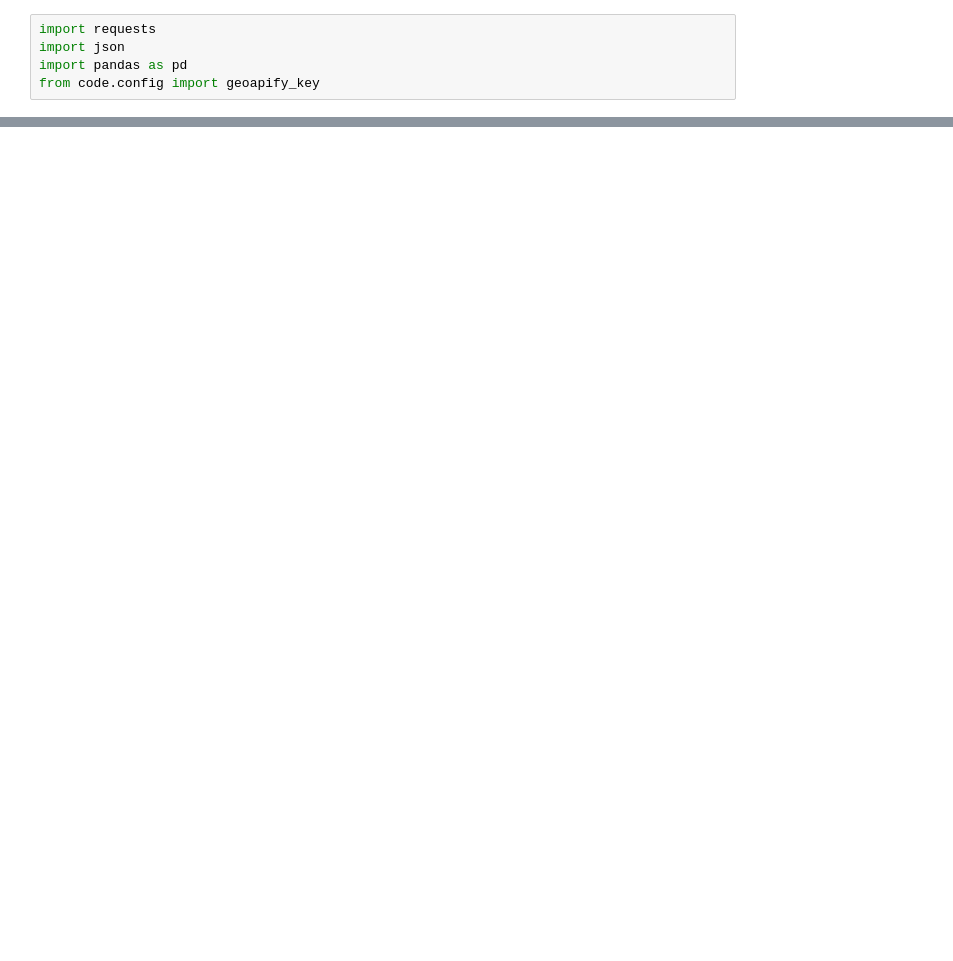
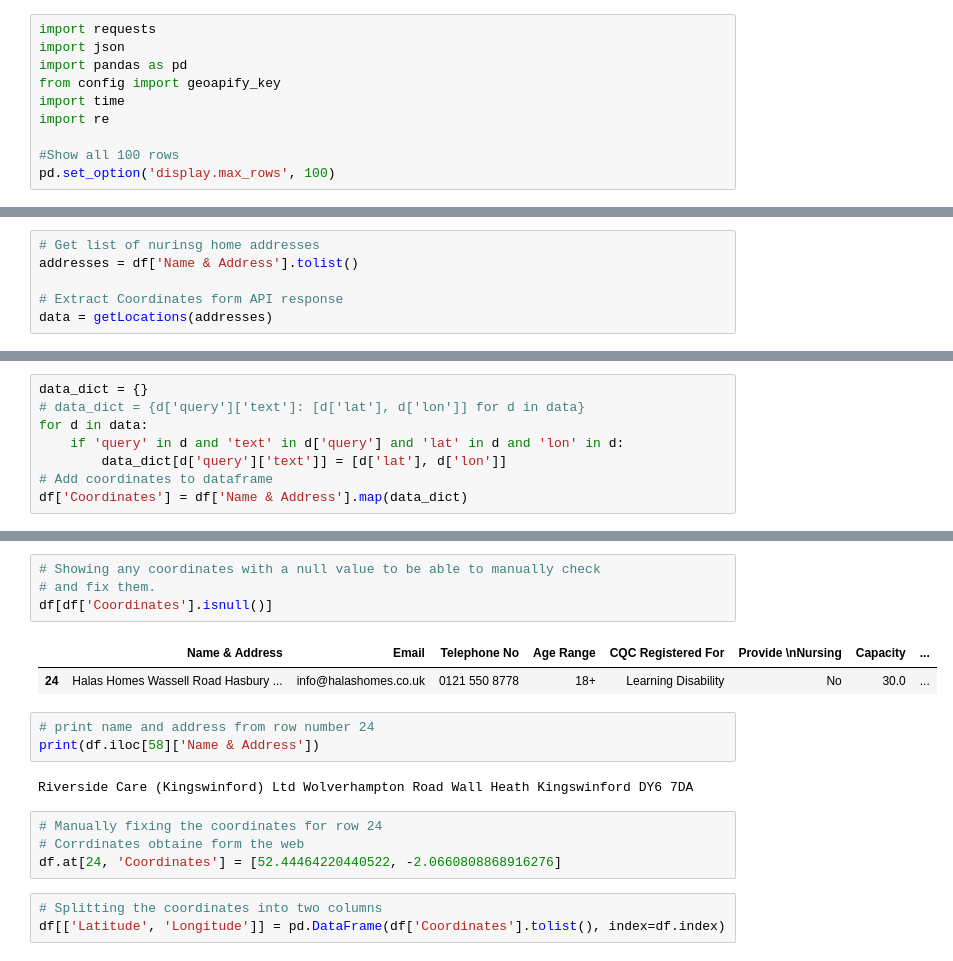
Before and after one commit to drchid1/Project-3-Care-Home-Team-5, a Jupyter notebook: code/coordinates.ipynb, the cells around one changed output, grey strips where cells are left out. Saved outputs shown, nothing was run; the diff lists cells and outputs as text; blank space fills up the shorter version.

```diff
--- a/code/coordinates.ipynb
+++ b/code/coordinates.ipynb
@@ -2,4 +2,9 @@
 import requests
 import json
 import pandas as pd
-from code.config import geoapify_key
+from config import geoapify_key
+import time
+import re
+
+#Show all 100 rows
+pd.set_option('display.max_rows', 100)
@@ -11,0 +56,6 @@ NameError: name 'pd' is not defined
+# %%
+# Get list of nurinsg home addresses
+addresses = df['Name & Address'].tolist()
+
+# Extract Coordinates form API response
+data = getLocations(addresses)
@@ -11,0 +71,8 @@ NameError: name 'pd' is not defined
+# %%
+data_dict = {}
+# data_dict = {d['query']['text']: [d['lat'], d['lon']] for d in data}
+for d in data:
+    if 'query' in d and 'text' in d['query'] and 'lat' in d and 'lon' in d:
+        data_dict[d['query']['text']] = [d['lat'], d['lon']]
+# Add coordinates to dataframe
+df['Coordinates'] = df['Name & Address'].map(data_dict)
@@ -11,0 +99,19 @@ NameError: name 'pd' is not defined
+# %%
+# Showing any coordinates with a null value to be able to manually check
+# and fix them.
+df[df['Coordinates'].isnull()]
+# %% [output]
+|  | Name & Address | Email | Telephone No | Age Range | CQC Registered For | Provide \nNursing | Capacity | ... |
+| 24 | Halas Homes Wassell Road Hasbury ... | info@halashomes.co.uk | 0121 550 8778 | 18+ | Learning Disability | No | 30.0 | ... |
+# %%
+# print name and address from row number 24
+print(df.iloc[58]['Name & Address'])
+# %% [output]
+Riverside Care (Kingswinford) Ltd Wolverhampton Road Wall Heath Kingswinford DY6 7DA
+# %%
+# Manually fixing the coordinates for row 24
+# Corrdinates obtaine form the web
+df.at[24, 'Coordinates'] = [52.44464220440522, -2.0660808868916276]
+# %%
+# Splitting the coordinates into two columns
+df[['Latitude', 'Longitude']] = pd.DataFrame(df['Coordinates'].tolist(), index=df.index)
```
Also changed, not shown: parts of 7 cells of this notebook, 10 other files.
